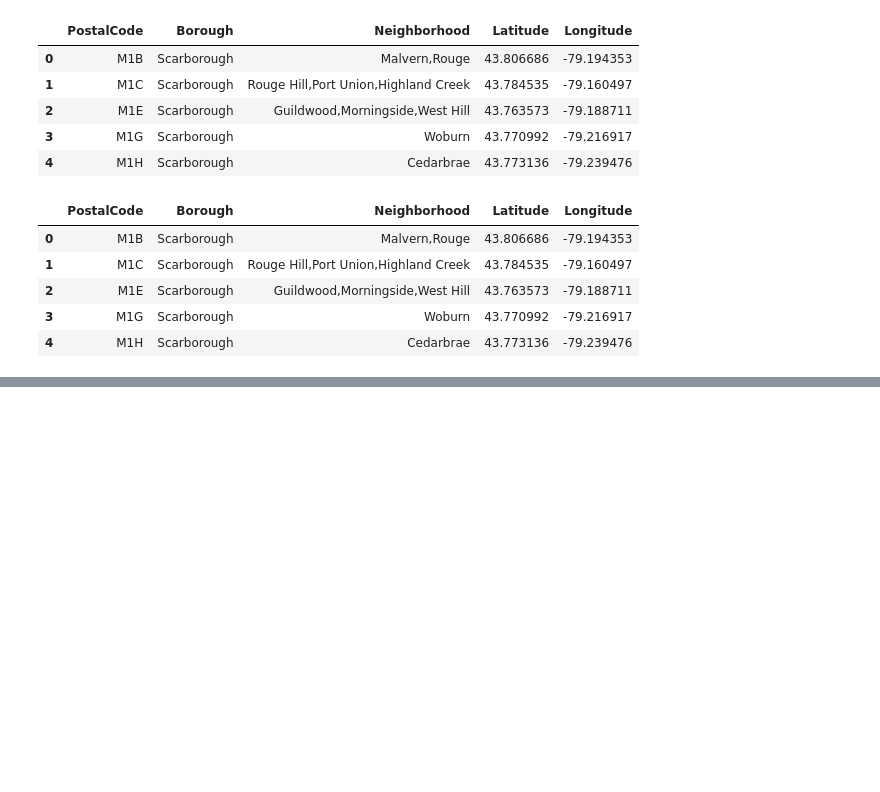
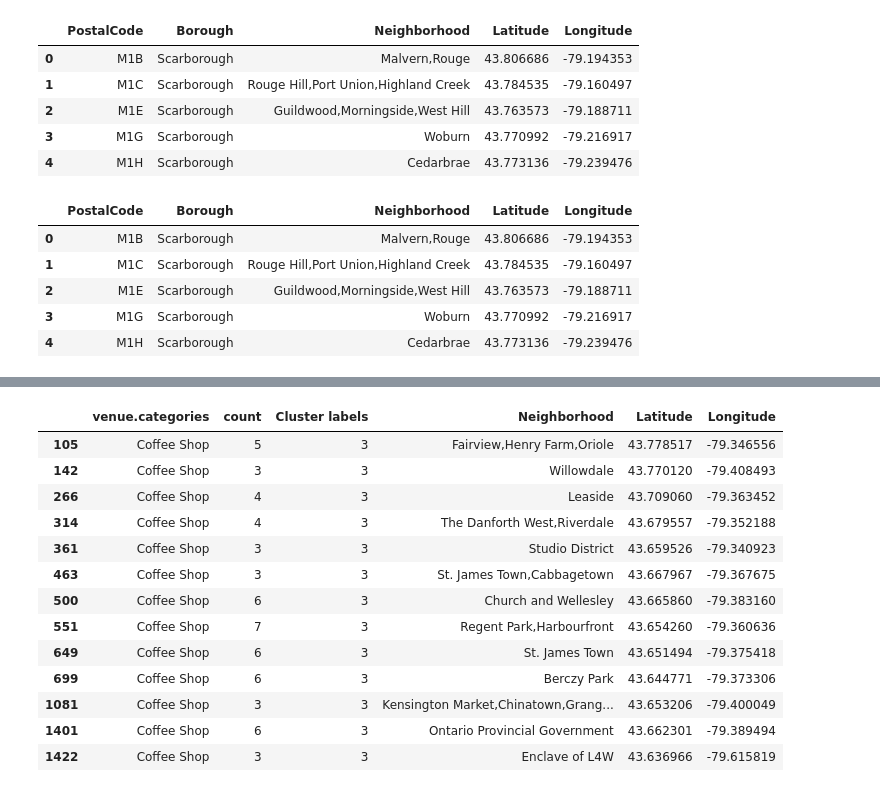
Before and after one commit to daaep0724/Coursera_Capstone_Project, a Jupyter notebook: Segmenting and Clustering Neighborhoods in Toronto.ipynb, the cells around one changed output, grey strips where cells are left out. Cells and saved outputs as stored; diff of their text form; code cells hidden in the pictures; blank space fills up the shorter version.

```diff
--- a/Segmenting and Clustering Neighborhoods in Toronto.ipynb
+++ b/Segmenting and Clustering Neighborhoods in Toronto.ipynb
@@ -227,0 +393,17 @@ scarborough_map
+# %%
+toronto_full.loc[toronto_full['Cluster labels'] == 3, toronto_full.columns[[1] + list(range(2, toronto_full.shape[1]))]]
+# %% [output]
+|  | venue.categories | count | Cluster labels | Neighborhood | Latitude | Longitude |
+| 105 | Coffee Shop | 5 | 3 | Fairview,Henry Farm,Oriole | 43.778517 | -79.346556 |
+| 142 | Coffee Shop | 3 | 3 | Willowdale | 43.770120 | -79.408493 |
+| 266 | Coffee Shop | 4 | 3 | Leaside | 43.709060 | -79.363452 |
+| 314 | Coffee Shop | 4 | 3 | The Danforth West,Riverdale | 43.679557 | -79.352188 |
+| 361 | Coffee Shop | 3 | 3 | Studio District | 43.659526 | -79.340923 |
+| 463 | Coffee Shop | 3 | 3 | St. James Town,Cabbagetown | 43.667967 | -79.367675 |
+| 500 | Coffee Shop | 6 | 3 | Church and Wellesley | 43.665860 | -79.383160 |
+| 551 | Coffee Shop | 7 | 3 | Regent Park,Harbourfront | 43.654260 | -79.360636 |
+| 649 | Coffee Shop | 6 | 3 | St. James Town | 43.651494 | -79.375418 |
+| 699 | Coffee Shop | 6 | 3 | Berczy Park | 43.644771 | -79.373306 |
+| 1081 | Coffee Shop | 3 | 3 | Kensington Market,Chinatown,Grang... | 43.653206 | -79.400049 |
+| 1401 | Coffee Shop | 6 | 3 | Ontario Provincial Government | 43.662301 | -79.389494 |
+| 1422 | Coffee Shop | 3 | 3 | Enclave of L4W | 43.636966 | -79.615819 |
```
Also changed, not shown: parts of 14 cells of this notebook.
